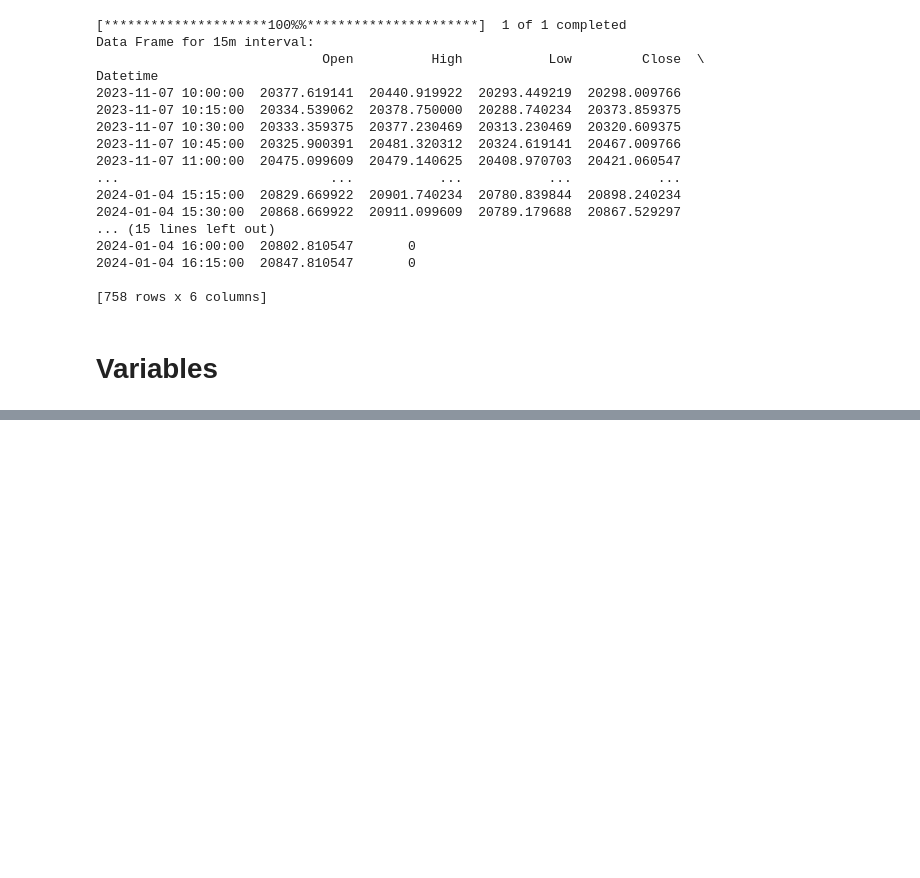
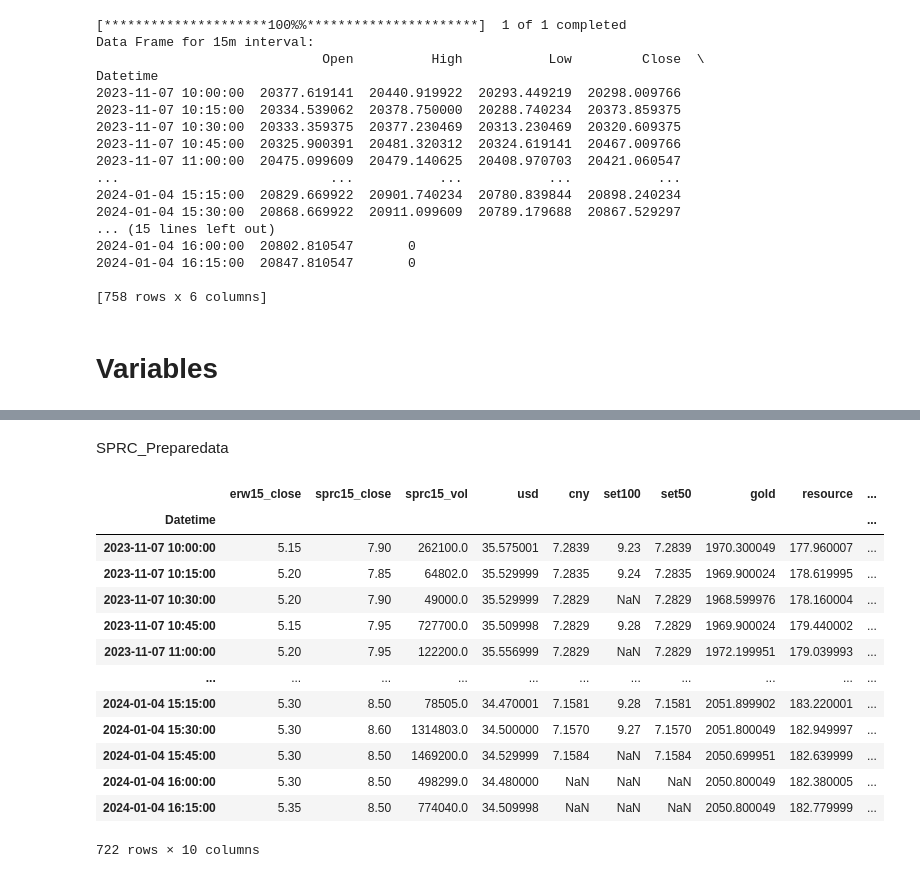
Before and after one commit to y-lims/DADS6003_Buy-Sell_Stock_Forecasting, a Jupyter notebook: medium_source.ipynb, the cells around one changed output, grey strips where cells are left out. Drawn from its saved outputs; the diff is of its cells as text; code cells hidden in the pictures; blank space fills up the shorter version.

```diff
--- a/medium_source.ipynb
+++ b/medium_source.ipynb
@@ -801,14 +845,14 @@ sprc15_close = data_frames_SPRC['15m']['Close']
 tisco15_vol = data_frames_TISCO['15m']['Volume']
 erw15_vol = data_frames_ERW['15m']['Volume']
 sprc15_vol = data_frames_SPRC['15m']['Volume']
-usd = data_frames_USDTHB['15m']
-cny = data_frames_CNYX['15m']
-set100 = data_frames_SET100['15m']
-set50 = data_frames_CNYX['15m']
-gold = data_frames_gold['15m']
-fin = data_frames_fin['15m']
-bank = data_frames_bank['15m']
-service = data_frames_service['15m']
-tour = data_frames_tour['15m']
-resource = data_frames_resource['15m']
-energy = data_frames_energy['15m']
+usd = data_frames_USDTHB['15m']['Close']
+cny = data_frames_CNYX['15m']['Close']
+set100 = data_frames_SET100['15m']['Close']
+set50 = data_frames_CNYX['15m']['Close']
+gold = data_frames_gold['15m']['Close']
+fin = data_frames_fin['15m']['Close']
+bank = data_frames_bank['15m']['Close']
+service = data_frames_service['15m']['Close']
+tour = data_frames_tour['15m']['Close']
+resource = data_frames_resource['15m']['Close']
+energy = data_frames_energy['15m']['Close']
@@ -829,0 +1097,30 @@ Name: Close, Length: 720, dtype: float64
+# %% [markdown]
+SPRC_Preparedata
+# %%
+import pandas as pd
+
+# Assuming all your data frames have the same index (timestamps)
+keys = ['erw15_close','sprc15_close', 'sprc15_vol', 'usd', 'cny', 'set100', 'set50', 'gold', 'resource', 'energy']
+
+# Assuming tisco15_close has Datetime index
+reference_index = erw15_close.index
+
+# Concatenate and reindex based on the reference index
+merged_data_SRPC = pd.concat([erw15_close, sprc15_close, sprc15_vol, usd ,cny, set100, set50, gold, resource, energy], axis=1, keys=keys).reindex(reference_index)
+# %%
+merged_data_SRPC
+# %% [output]
+|  | erw15_close | sprc15_close | sprc15_vol | usd | cny | set100 | set50 | gold | resource | ... |
+| Datetime |  |  |  |  |  |  |  |  |  | ... |
+| 2023-11-07 10:00:00 | 5.15 | 7.90 | 262100.0 | 35.575001 | 7.2839 | 9.23 | 7.2839 | 1970.300049 | 177.960007 | ... |
+| 2023-11-07 10:15:00 | 5.20 | 7.85 | 64802.0 | 35.529999 | 7.2835 | 9.24 | 7.2835 | 1969.900024 | 178.619995 | ... |
+| 2023-11-07 10:30:00 | 5.20 | 7.90 | 49000.0 | 35.529999 | 7.2829 | NaN | 7.2829 | 1968.599976 | 178.160004 | ... |
+| 2023-11-07 10:45:00 | 5.15 | 7.95 | 727700.0 | 35.509998 | 7.2829 | 9.28 | 7.2829 | 1969.900024 | 179.440002 | ... |
+| 2023-11-07 11:00:00 | 5.20 | 7.95 | 122200.0 | 35.556999 | 7.2829 | NaN | 7.2829 | 1972.199951 | 179.039993 | ... |
+| ... | ... | ... | ... | ... | ... | ... | ... | ... | ... | ... |
+| 2024-01-04 15:15:00 | 5.30 | 8.50 | 78505.0 | 34.470001 | 7.1581 | 9.28 | 7.1581 | 2051.899902 | 183.220001 | ... |
+| 2024-01-04 15:30:00 | 5.30 | 8.60 | 1314803.0 | 34.500000 | 7.1570 | 9.27 | 7.1570 | 2051.800049 | 182.949997 | ... |
+| 2024-01-04 15:45:00 | 5.30 | 8.50 | 1469200.0 | 34.529999 | 7.1584 | NaN | 7.1584 | 2050.699951 | 182.639999 | ... |
+| 2024-01-04 16:00:00 | 5.30 | 8.50 | 498299.0 | 34.480000 | NaN | NaN | NaN | 2050.800049 | 182.380005 | ... |
+| 2024-01-04 16:15:00 | 5.35 | 8.50 | 774040.0 | 34.509998 | NaN | NaN | NaN | 2050.800049 | 182.779999 | ... |
+722 rows × 10 columns
```
Also changed, not shown: parts of 23 cells of this notebook.
